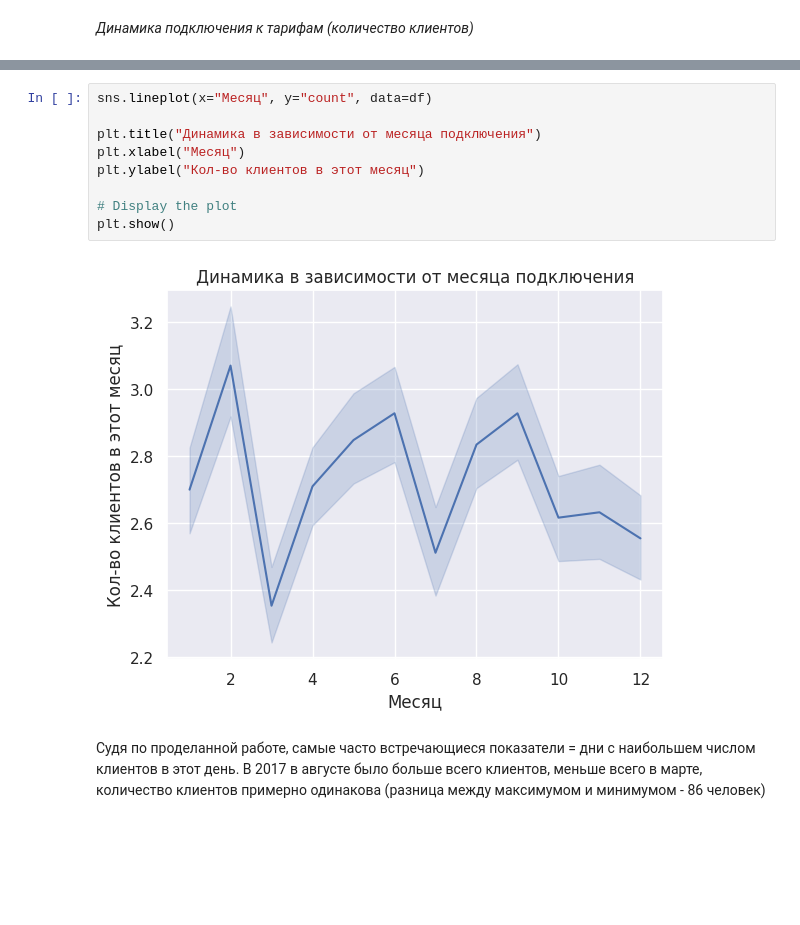
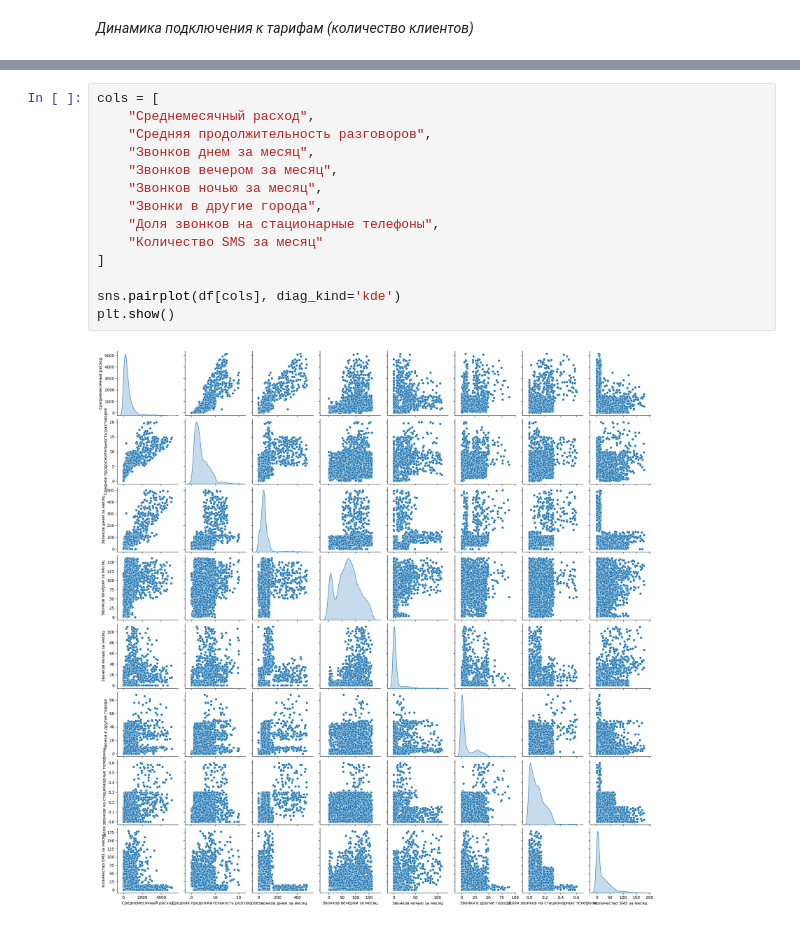
Before and after one commit to jenyadev3/Telecom-customer-base-segmentation, a Jupyter notebook: vkr_telecom.ipynb, the cells around one changed output, grey strips where cells are left out. Drawn from its saved outputs; the diff is of its cells as text; blank space fills up the shorter version.

```diff
--- a/vkr_telecom.ipynb
+++ b/vkr_telecom.ipynb
@@ -483,14 +494,16 @@ dtype: int64
-# %%
-sns.lineplot(x="Месяц", y="count", data=df)
-
-plt.title("Динамика в зависимости от месяца подключения")
-plt.xlabel("Месяц")
-plt.ylabel("Кол-во клиентов в этот месяц")
-
-# Display the plot
-plt.show()
-# %% [output]
-[figure, removed]
-# %% [markdown]
-Судя по проделанной работе, самые часто встречающиеся показатели = дни с наибольшем числом клиентов в этот день.
-В 2017 в августе было больше всего клиентов, меньше всего в марте, количество клиентов примерно одинакова (разница между максимумом и минимумом - 86 человек)
+# %%
+cols = [
+    "Среднемесячный расход",
+    "Средняя продолжительность разговоров",
+    "Звонков днем за месяц",
+    "Звонков вечером за месяц",
+    "Звонков ночью за месяц",
+    "Звонки в другие города",
+    "Доля звонков на стационарные телефоны",
+    "Количество SMS за месяц"
+]
+
+sns.pairplot(df[cols], diag_kind='kde')
+plt.show()
+# %% [output]
+[figure, added]
```
Also changed, not shown: parts of 45 cells of this notebook.
